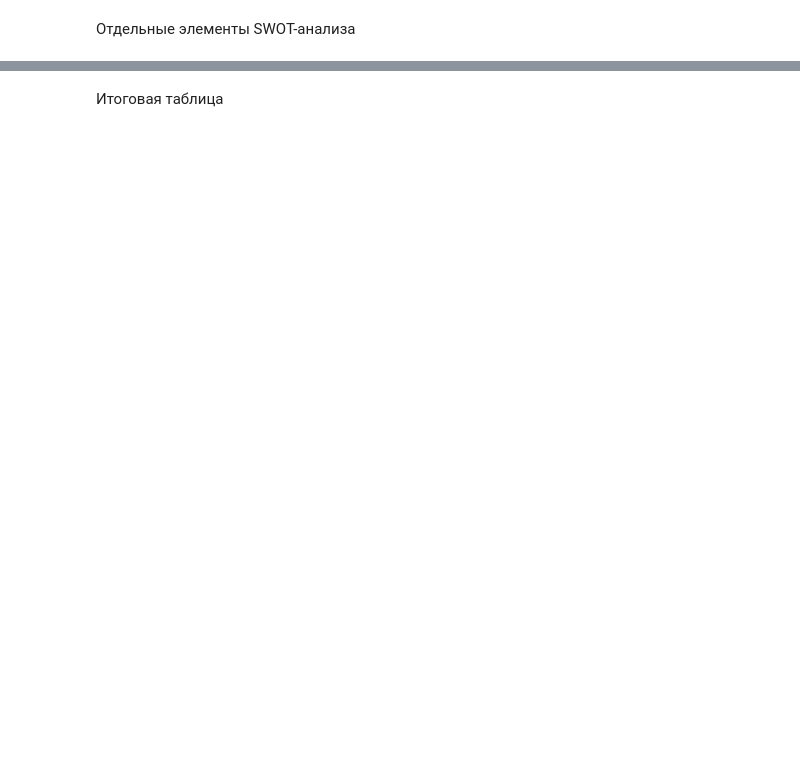
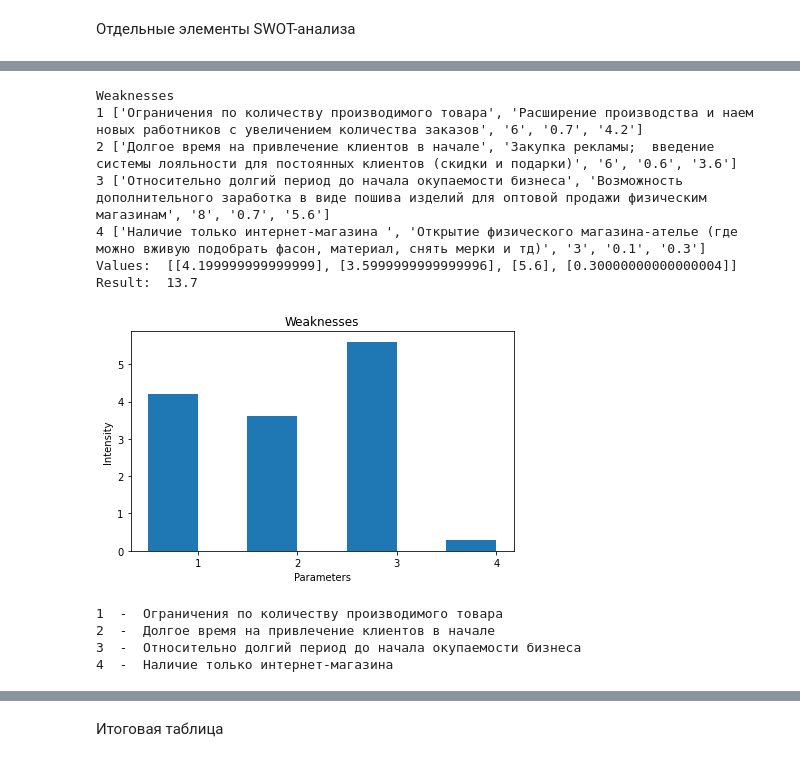
Before and after one commit to aanastasish/TEST, a Jupyter notebook: SWOT.ipynb, the cells around one changed output, grey strips where cells are left out. Cells and saved outputs as stored; diff of their text form; code cells hidden in the pictures; blank space fills up the shorter version.

```diff
--- a/SWOT.ipynb
+++ b/SWOT.ipynb
@@ -224,0 +129,72 @@ Values:  [[6.8], [2.5], [3.0], [6.3], [0.15000000000000002]]
+# %%
+# Считываем данные таблицы и достраиваем ее
+print('Weaknesses')
+worksheet = table.worksheet("Weaknesses")
+rows = worksheet.get_all_values()
+weaknesses = list()
+actions = list()
+importance = list()
+probability = list()
+power = list()
+power_sh = list()
+power_raw = list()
+i = 0
+for row in rows:
+  if (0 < i < 5):
+    print(i, row)
+    weaknesses.append(row[0])
+    importance.append(int(row[2]))
+    probability.append(float(row[3]))
+    power.append(int(row[2]) * float(row[3]))
+    power_raw = list()
+    power_raw.append(int(row[2]) * float(row[3]))
+    power_sh.append(power_raw)
+  i += 1
+print('Values: ', power_sh)
+worksheet.update('E2:E100', power_sh)
+result = sum(power)
+print('Result: ', result)
+
+
+import matplotlib
+import matplotlib.pyplot as plt
+import numpy as np
+i = 0
+line = list()
+cols = worksheet.col_values(1)
+for col in cols:
+  if (i > 0):
+    line.append(i)
+  i+=1
+powers = power
+x = np.arange(len(line))
+width = 0.5
+fig, ax = plt.subplots()
+rects1 = ax.bar(x - width/2, powers, width)
+a = worksheet.col_values(1)
+ax.set_ylabel('Intensity')
+ax.set_title('Weaknesses')
+ax.set_xlabel('Parameters')
+ax.set_xticks(x)
+ax.set_xticklabels(line)
+fig.tight_layout()
+plt.show()
+
+k = 0
+for col in cols:
+  if (k > 0):
+    print(k, ' - ', col)
+  k += 1
+# %% [output]
+Weaknesses
+1 ['Ограничения по количеству производимого товара', 'Расширение производства и наем новых работников с увеличением количества заказов', '6', '0.7', '4.2']
+2 ['Долгое время на привлечение клиентов в начале', 'Закупка рекламы;  введение системы лояльности для постоянных клиентов (скидки и подарки)', '6', '0.6', '3.6']
+3 ['Относительно долгий период до начала окупаемости бизнеса', 'Возможность дополнительного заработка в виде пошива изделий для оптовой продажи физическим магазинам', '8', '0.7', '5.6']
+4 ['Наличие только интернет-магазина ', 'Открытие физического магазина-ателье (где можно вживую подобрать фасон, материал, снять мерки и тд)', '3', '0.1', '0.3']
+Values:  [[4.199999999999999], [3.5999999999999996], [5.6], [0.30000000000000004]]
+Result:  13.7
+[figure, added]
+1  -  Ограничения по количеству производимого товара
+2  -  Долгое время на привлечение клиентов в начале
+3  -  Относительно долгий период до начала окупаемости бизнеса
+4  -  Наличие только интернет-магазина
```
Also changed, not shown: parts of 11 cells of this notebook.
